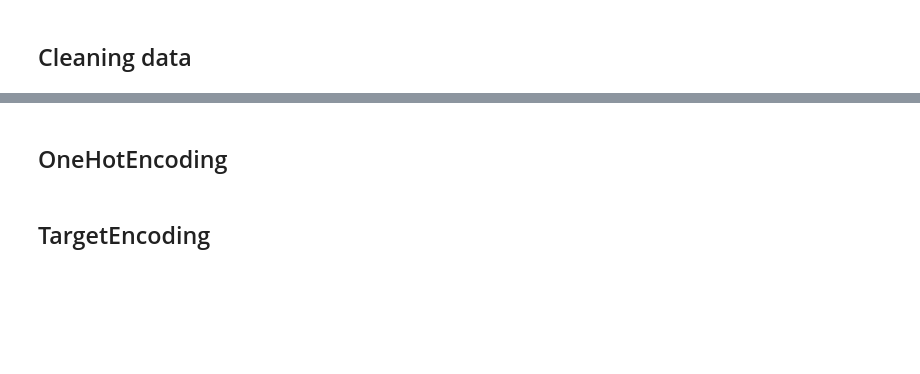
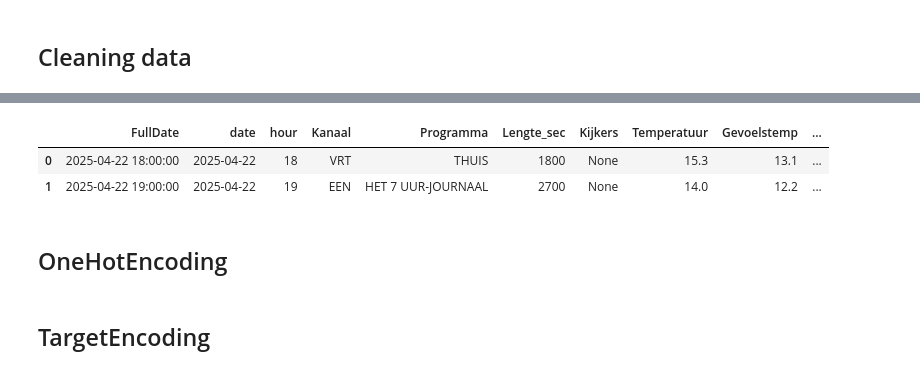
Before and after one commit to zhebii/ML_project_kijkcijfers, a Jupyter notebook: 05Pipeline.ipynb, the cells around one changed output, grey strips where cells are left out. Drawn from its saved outputs; the diff is of its cells as text; code cells hidden in the pictures; blank space fills up the shorter version.

```diff
--- a/05Pipeline.ipynb
+++ b/05Pipeline.ipynb
@@ -204,14 +237,11 @@ def cleanKijkcijferData(df):
     # Hernoemen kolommen
     df.rename(columns={'description': 'Programma', 'channel': 'Kanaal'}, inplace=True)
 
-    # Nullwaarden verwijderen
-    df.dropna(inplace=True)
-
     return df
 
 
 def cleanWeerData(df):
-  weerData = pd.read_csv('./data csv/weerdataraw.csv')
+  weerData = df
   weerData['timestamp'] = pd.to_datetime(weerData['timestamp'])
   #naar zelfde formaat als kijkcijfer datum
   weerData['datetime'] = weerData['timestamp'].dt.strftime('%Y-%m-%d %H:%M:%S')
@@ -226,25 +256,30 @@ def cleanWeerData(df):
 
   weerData = weerData[['datetime', 'date' ,'hour', 'minute', 'temperature_2m', 'apparent_temperature',
                             'rain', 'snowfall', 'weather_code', 'cloud_cover',
-                            'wind_speed_10m', 'sunshine_duration']]
+                            'windspeed_10m', 'sunshine_duration']]
 
   #hernoemen kolommen
-  weerData.rename(columns={'temperature_2m':'Temperatuur', 'apparent_temperature':'Gevoelstemp', 'wind_speed_10m': 'Windsnelheid', 'rain':'Regen', 'snowfall': 'Sneeuw', 'weather_code':'Weercode', 'cloud_cover':'Bewolking', 'sunshine_duration':'Zonnenschijn'}, inplace=True)
+  weerData.rename(columns={'temperature_2m':'Temperatuur', 'apparent_temperature':'Gevoelstemp', 'windspeed_10m': 'Windsnelheid', 'rain':'Regen', 'snowfall': 'Sneeuw', 'weather_code':'Weercode', 'cloud_cover':'Bewolking', 'sunshine_duration':'Zonnenschijn'}, inplace=True)
 
   return weerData
 
 def mergen(kijkcijfers, weer):
-  print(kijkcijfers, weer)
   kijkcijfersWeer = pd.merge(kijkcijfers, weer, on=['date', 'hour'], how='left')
   kijkcijfersWeer = kijkcijfersWeer[['FullDate', 'date', 'hour', 'Kanaal', 'Programma', 'Lengte_sec', 'Kijkers', 'Temperatuur', 'Gevoelstemp', 'Regen', 'Sneeuw', 'Weercode', 'Bewolking', 'Windsnelheid', 'Zonnenschijn']]
   kijkcijfersWeer.dropna(inplace=True)
-  print(kijkcijfersWeer)
   return kijkcijfersWeer
 # %%
 histWeerdataClean = cleanWeerData(histWeerdata)
 histKijkcijfersClean = cleanKijkcijferData(histKijkcijfers)
 # Merge historische kijkcijfers en weerdata
 histKijkcijfersWeer = mergen(histKijkcijfersClean, histWeerdataClean)
+histKijkcijfersWeer.dropna(inplace=True)
+# te voorspellen data en weerdata mergen
+teVoorspellenClean = cleanKijkcijferData(teVoorspellen)
+teVoorspellenClean = teVoorspellenClean.drop(columns=['minute'])
+teVoorspellenData = pd.merge(teVoorspellenClean, histWeerdataClean, on=['date', 'hour'], how='left')
+teVoorspellenData = teVoorspellenData.drop(columns=['datetime', 'minute'])
 #print("Aantal rijen in histKijkcijferWeerDf:", len(histKijkcijfersWeer))
 #print(histKijkcijfersWeer.head())
+teVoorspellenData
 # %% [output]
@@ -268,3 +286,6 @@ Index: []
+|  | FullDate | date | hour | Kanaal | Programma | Lengte_sec | Kijkers | Temperatuur | Gevoelstemp | ... |
+| 0 | 2025-04-22 18:00:00 | 2025-04-22 | 18 | VRT | THUIS | 1800 | None | 15.3 | 13.1 | ... |
+| 1 | 2025-04-22 19:00:00 | 2025-04-22 | 19 | EEN | HET 7 UUR-JOURNAAL | 2700 | None | 14.0 | 12.2 | ... |
 # %% [markdown]
 ## OneHotEncoding
 # %%
```
Also changed, not shown: parts of 13 cells of this notebook, 4 other files.
